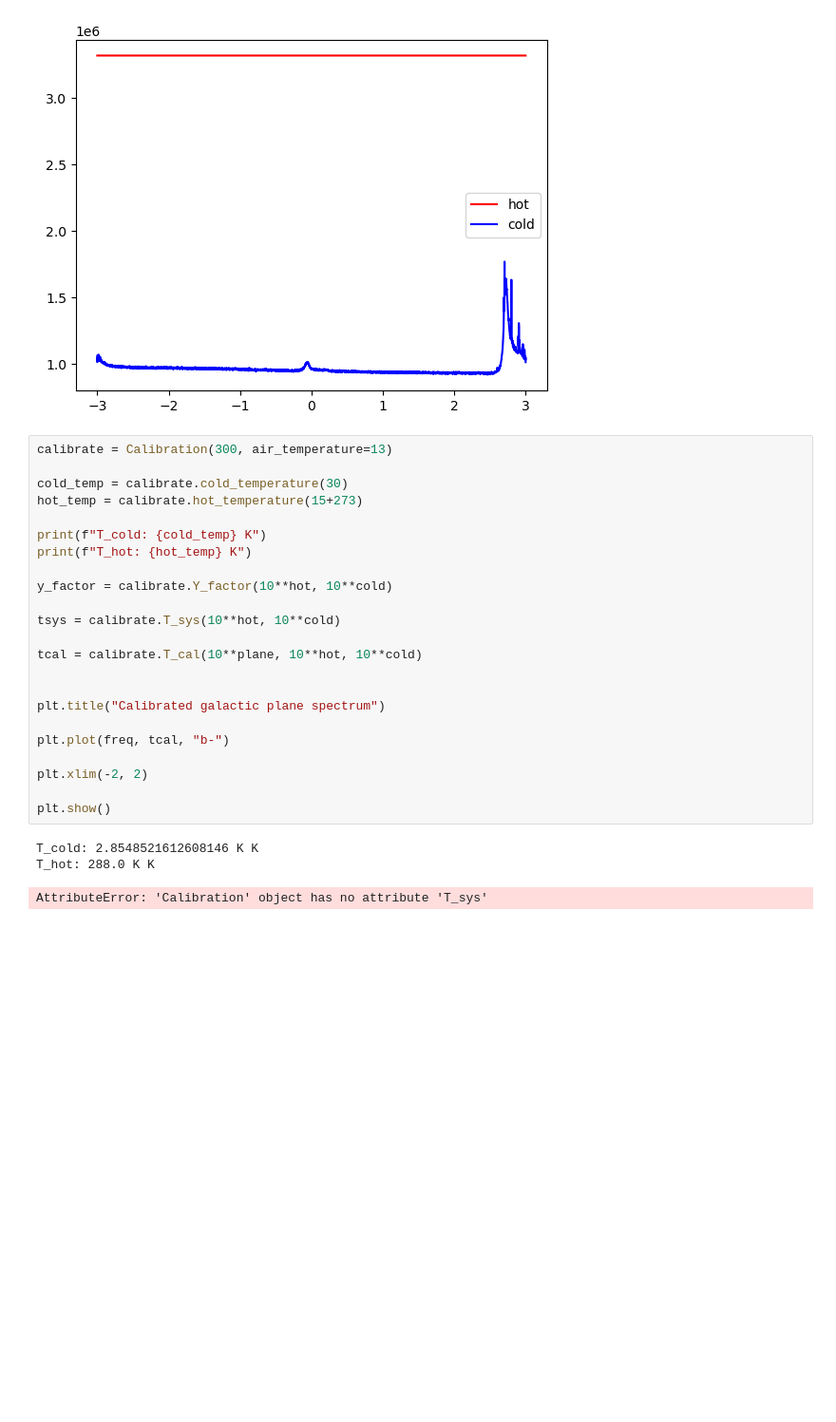
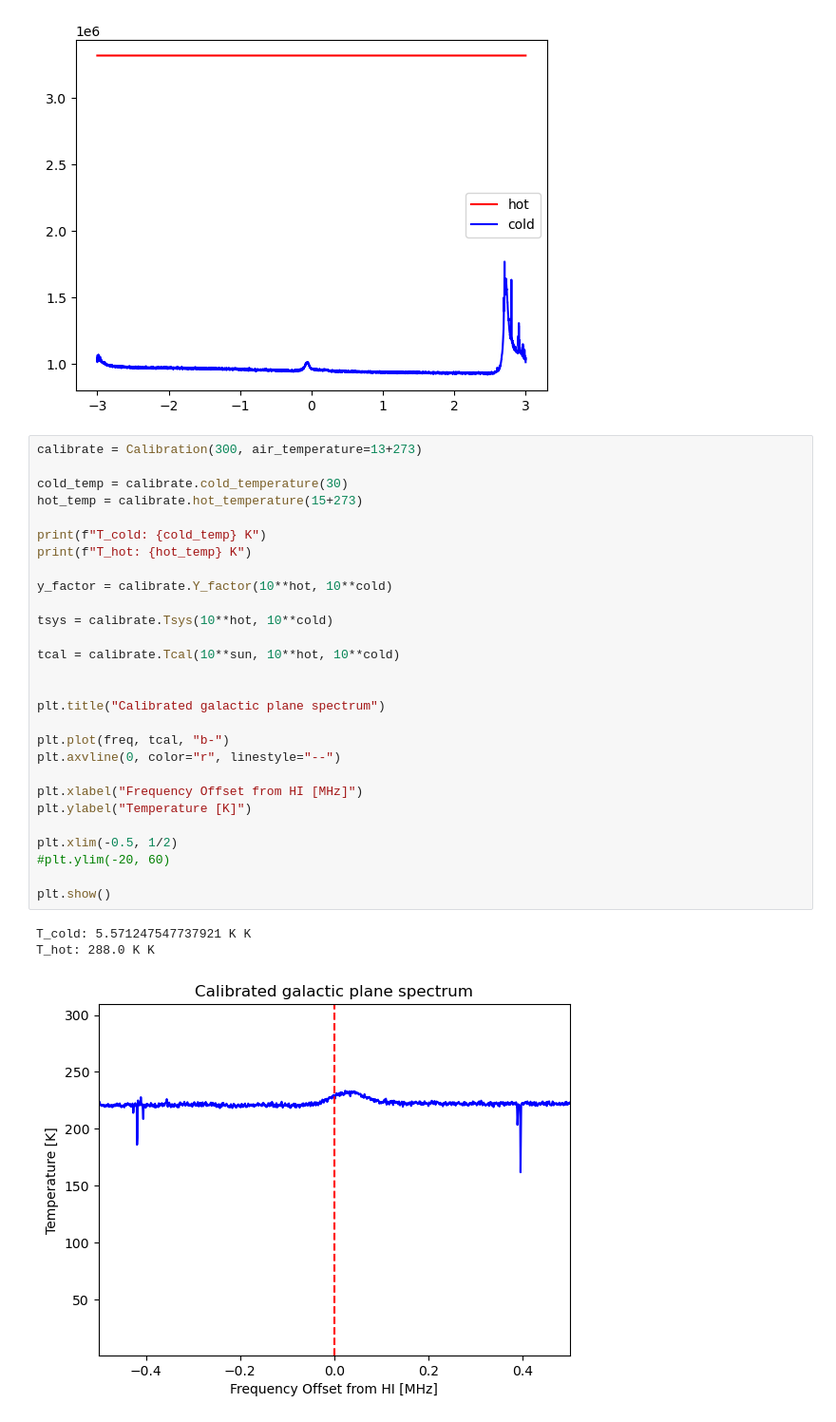
Before and after one commit to GauravSK2001/NBI-SRT-Astro, a Jupyter notebook: calibration/calibration_test_notebook.ipynb, the cells around one changed output. Shown at 95% size. Saved outputs shown, nothing was run; the diff lists cells and outputs as text; blank space fills up the shorter version.

Commit message:
test cal with calibration test notebook

```diff
--- a/calibration/calibration_test_notebook.ipynb
+++ b/calibration/calibration_test_notebook.ipynb
@@ -156,29 +158,34 @@ plt.show()
 # %% [output]
 [figure]
 # %%
-calibrate = Calibration(300, air_temperature=13)
+calibrate = Calibration(300, air_temperature=13+273)
 
 cold_temp = calibrate.cold_temperature(30)
 hot_temp = calibrate.hot_temperature(15+273)
 
 print(f"T_cold: {cold_temp} K")
 print(f"T_hot: {hot_temp} K")
 
 y_factor = calibrate.Y_factor(10**hot, 10**cold)
 
-tsys = calibrate.T_sys(10**hot, 10**cold)
+tsys = calibrate.Tsys(10**hot, 10**cold)
 
-tcal = calibrate.T_cal(10**plane, 10**hot, 10**cold)
+tcal = calibrate.Tcal(10**sun, 10**hot, 10**cold)
 
 
 plt.title("Calibrated galactic plane spectrum")
 
 plt.plot(freq, tcal, "b-")
+plt.axvline(0, color="r", linestyle="--")
 
-plt.xlim(-2, 2)
+plt.xlabel("Frequency Offset from HI [MHz]")
+plt.ylabel("Temperature [K]")
+
+plt.xlim(-0.5, 1/2)
+#plt.ylim(-20, 60)
 
 plt.show()
 # %% [output]
-T_cold: 2.8548521612608146 K K
+T_cold: 5.571247547737921 K K
 T_hot: 288.0 K K
-AttributeError: 'Calibration' object has no attribute 'T_sys'
+[figure, added]
```
Also changed, not shown: parts of 2 cells of this notebook.
